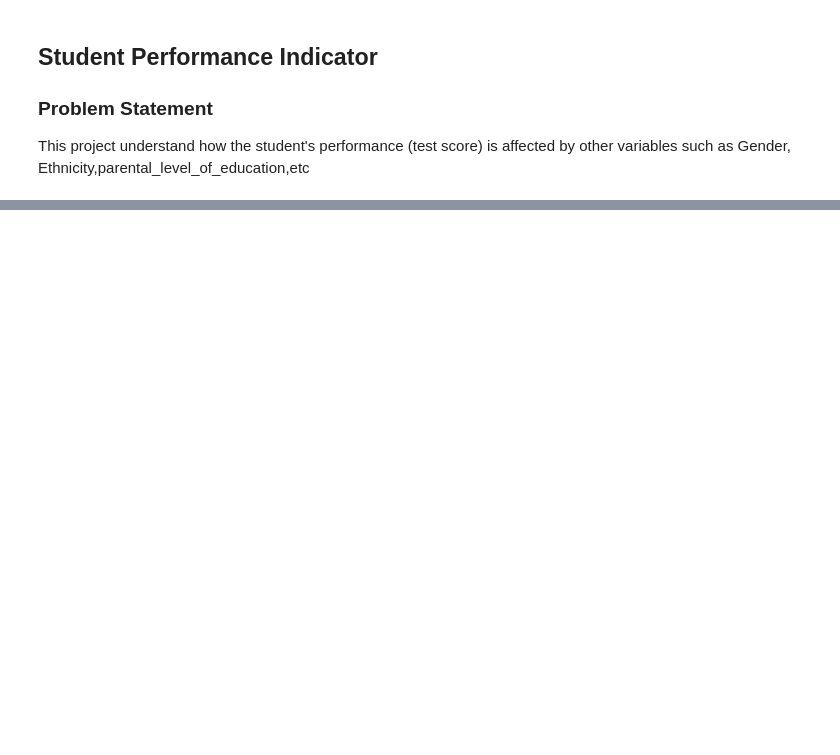
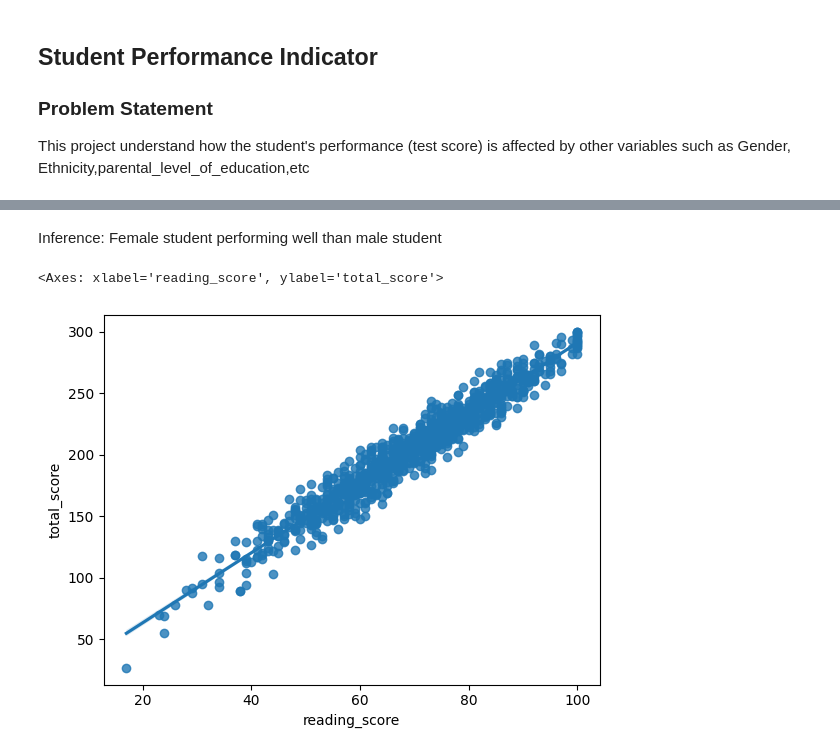
Before and after one commit to milan0122/mlproject, a Jupyter notebook: notebook/research.ipynb, the cells around one changed output, grey strips where cells are left out. Saved outputs shown, nothing was run; the diff lists cells and outputs as text; code cells hidden in the pictures; blank space fills up the shorter version.

```diff
--- a/notebook/research.ipynb
+++ b/notebook/research.ipynb
@@ -26,0 +184,7 @@ df.head()
+# %% [markdown]
+Inference: Female student performing well than male student
+# %%
+sns.regplot(data=df,x='reading_score',y='total_score')
+# %% [output]
+<Axes: xlabel='reading_score', ylabel='total_score'>
+[figure, added]
```
Also changed, not shown: parts of 58 cells of this notebook, 1 other file.
